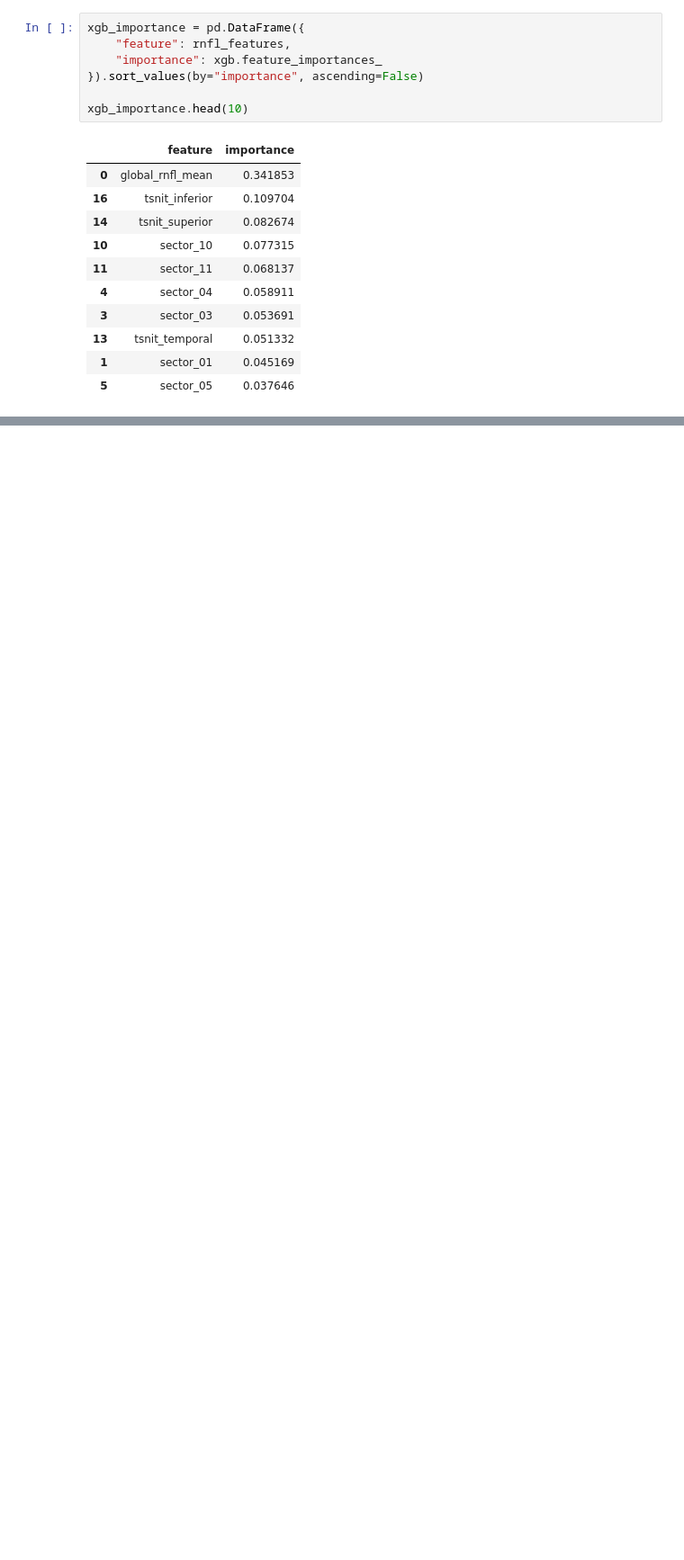
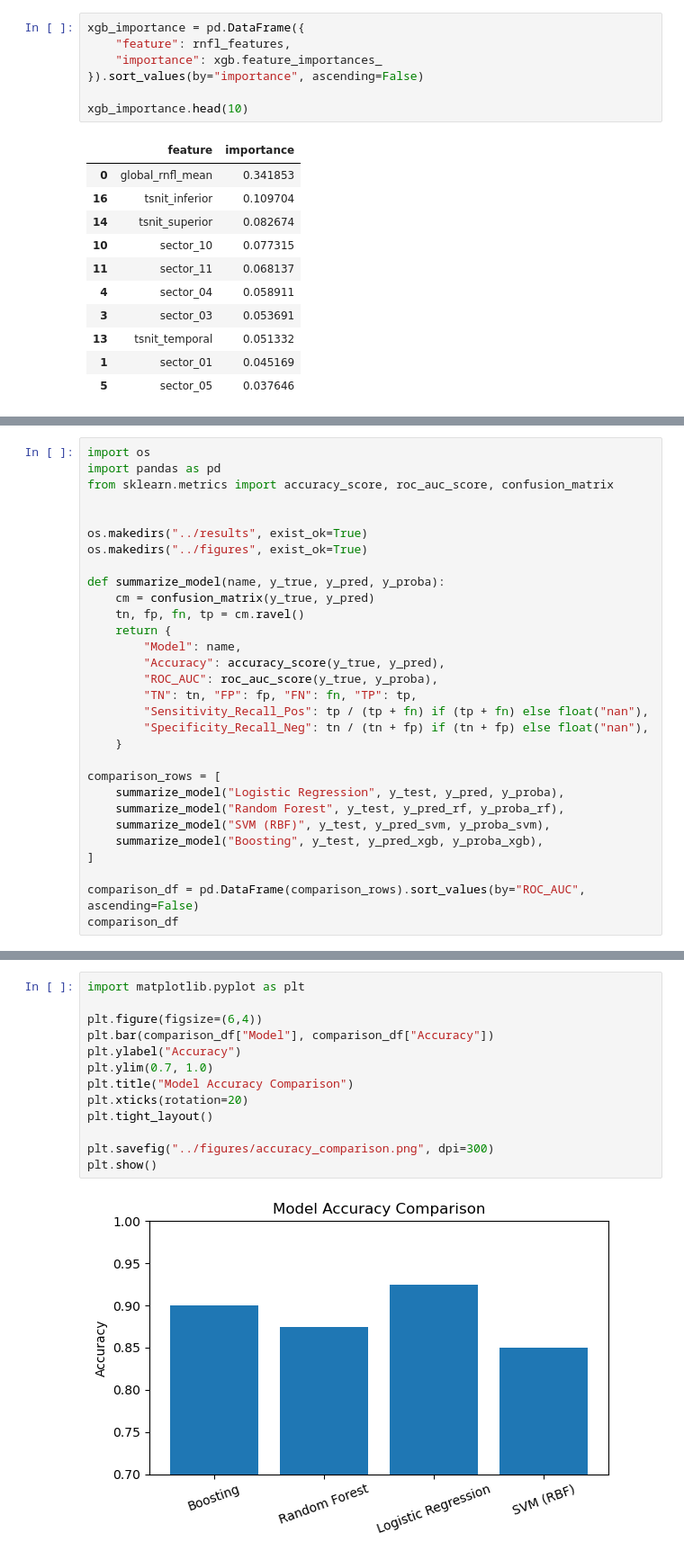
Before and after one commit to itsahmedaj/Glaucoma-detection-oct-myopia, a Jupyter notebook: notebooks/glaucoma-detection-oct-myopia.ipynb, the cells around one changed output, grey strips where cells are left out. Shown at 90% size. Saved outputs shown, nothing was run; the diff lists cells and outputs as text; blank space fills up the shorter version.

Commit message:
Clean notebook structure and finalize results sections

```diff
--- a/notebooks/glaucoma-detection-oct-myopia.ipynb
+++ b/notebooks/glaucoma-detection-oct-myopia.ipynb
@@ -694,0 +583,30 @@ plt.show()
+# %%
+import os
+import pandas as pd
+from sklearn.metrics import accuracy_score, roc_auc_score, confusion_matrix
+
+
+os.makedirs("../results", exist_ok=True)
+os.makedirs("../figures", exist_ok=True)
+
+def summarize_model(name, y_true, y_pred, y_proba):
+    cm = confusion_matrix(y_true, y_pred)
+    tn, fp, fn, tp = cm.ravel()
+    return {
+        "Model": name,
+        "Accuracy": accuracy_score(y_true, y_pred),
+        "ROC_AUC": roc_auc_score(y_true, y_proba),
+        "TN": tn, "FP": fp, "FN": fn, "TP": tp,
+        "Sensitivity_Recall_Pos": tp / (tp + fn) if (tp + fn) else float("nan"),
+        "Specificity_Recall_Neg": tn / (tn + fp) if (tn + fp) else float("nan"),
+    }
+
+comparison_rows = [
+    summarize_model("Logistic Regression", y_test, y_pred, y_proba),
+    summarize_model("Random Forest", y_test, y_pred_rf, y_proba_rf),
+    summarize_model("SVM (RBF)", y_test, y_pred_svm, y_proba_svm),
+    summarize_model("Boosting", y_test, y_pred_xgb, y_proba_xgb),
+]
+
+comparison_df = pd.DataFrame(comparison_rows).sort_values(by="ROC_AUC", ascending=False)
+comparison_df
@@ -694,0 +624,15 @@ plt.show()
+# %%
+import matplotlib.pyplot as plt
+
+plt.figure(figsize=(6,4))
+plt.bar(comparison_df["Model"], comparison_df["Accuracy"])
+plt.ylabel("Accuracy")
+plt.ylim(0.7, 1.0)
+plt.title("Model Accuracy Comparison")
+plt.xticks(rotation=20)
+plt.tight_layout()
+
+plt.savefig("../figures/accuracy_comparison.png", dpi=300)
+plt.show()
+# %% [output]
+[figure, added]
```
Also changed, not shown: parts of 33 cells of this notebook.
